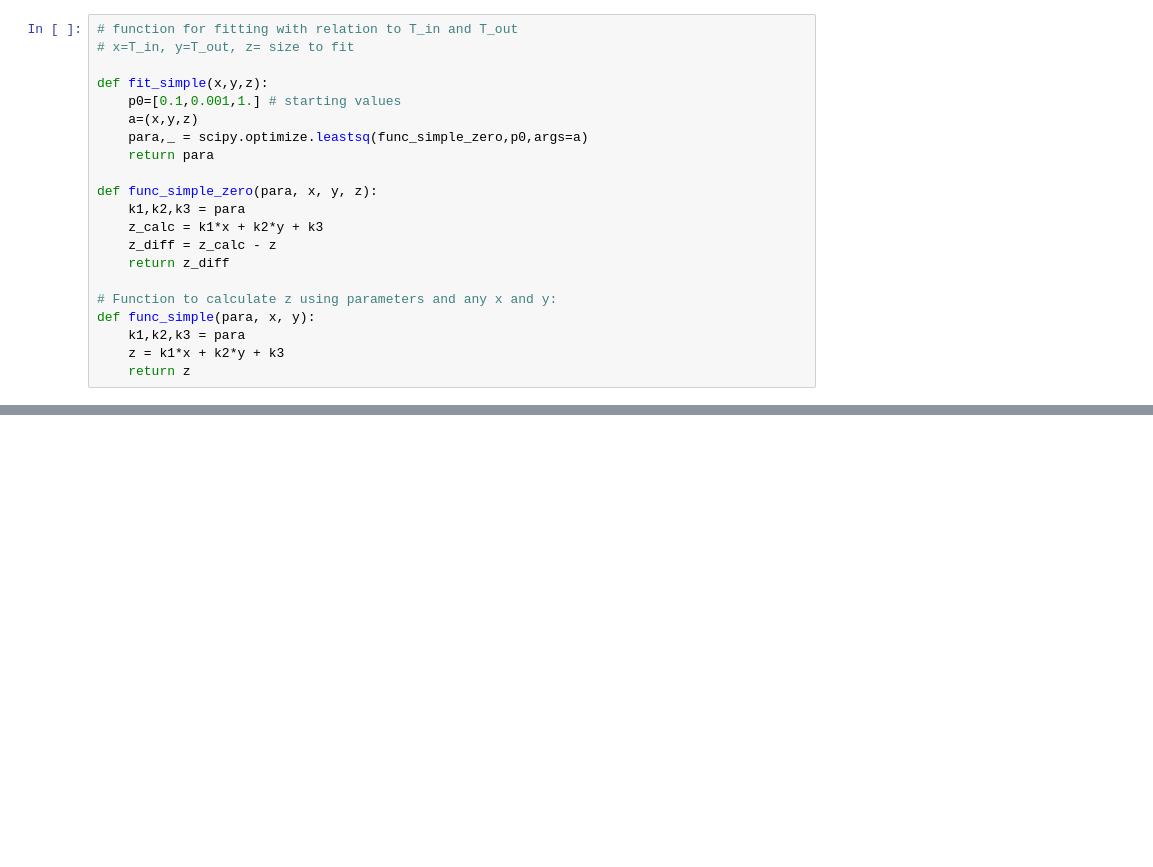
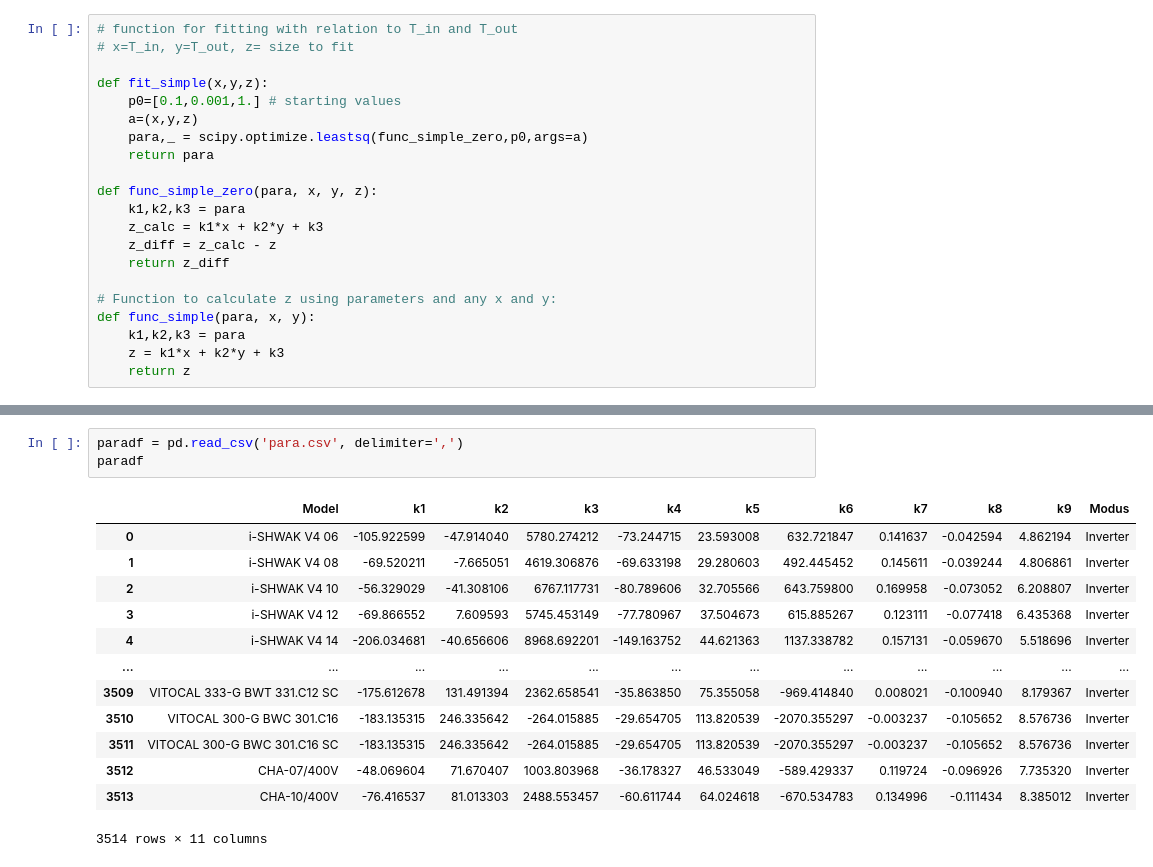
Before and after one commit to FZJ-IEK3-VSA/hplib, a Jupyter notebook: gettingparameters.ipynb, the cells around one changed output, grey strips where cells are left out. Drawn from its saved outputs; the diff is of its cells as text; blank space fills up the shorter version.

```diff
--- a/gettingparameters.ipynb
+++ b/gettingparameters.ipynb
@@ -102,0 +454,17 @@ KeyboardInterrupt:
+# %%
+paradf = pd.read_csv('para.csv', delimiter=',')
+paradf
+# %% [output]
+|  | Model | k1 | k2 | k3 | k4 | k5 | k6 | k7 | k8 | k9 | Modus |
+| 0 | i-SHWAK V4 06 | -105.922599 | -47.914040 | 5780.274212 | -73.244715 | 23.593008 | 632.721847 | 0.141637 | -0.042594 | 4.862194 | Inverter |
+| 1 | i-SHWAK V4 08 | -69.520211 | -7.665051 | 4619.306876 | -69.633198 | 29.280603 | 492.445452 | 0.145611 | -0.039244 | 4.806861 | Inverter |
+| 2 | i-SHWAK V4 10 | -56.329029 | -41.308106 | 6767.117731 | -80.789606 | 32.705566 | 643.759800 | 0.169958 | -0.073052 | 6.208807 | Inverter |
+| 3 | i-SHWAK V4 12 | -69.866552 | 7.609593 | 5745.453149 | -77.780967 | 37.504673 | 615.885267 | 0.123111 | -0.077418 | 6.435368 | Inverter |
+| 4 | i-SHWAK V4 14 | -206.034681 | -40.656606 | 8968.692201 | -149.163752 | 44.621363 | 1137.338782 | 0.157131 | -0.059670 | 5.518696 | Inverter |
+| ... | ... | ... | ... | ... | ... | ... | ... | ... | ... | ... | ... |
+| 3509 | VITOCAL 333-G BWT 331.C12 SC | -175.612678 | 131.491394 | 2362.658541 | -35.863850 | 75.355058 | -969.414840 | 0.008021 | -0.100940 | 8.179367 | Inverter |
+| 3510 | VITOCAL 300-G BWC 301.C16 | -183.135315 | 246.335642 | -264.015885 | -29.654705 | 113.820539 | -2070.355297 | -0.003237 | -0.105652 | 8.576736 | Inverter |
+| 3511 | VITOCAL 300-G BWC 301.C16 SC | -183.135315 | 246.335642 | -264.015885 | -29.654705 | 113.820539 | -2070.355297 | -0.003237 | -0.105652 | 8.576736 | Inverter |
+| 3512 | CHA-07/400V | -48.069604 | 71.670407 | 1003.803968 | -36.178327 | 46.533049 | -589.429337 | 0.119724 | -0.096926 | 7.735320 | Inverter |
+| 3513 | CHA-10/400V | -76.416537 | 81.013303 | 2488.553457 | -60.611744 | 64.024618 | -670.534783 | 0.134996 | -0.111434 | 8.385012 | Inverter |
+3514 rows × 11 columns
```
Also changed, not shown: parts of 11 cells of this notebook, 1 other file.
